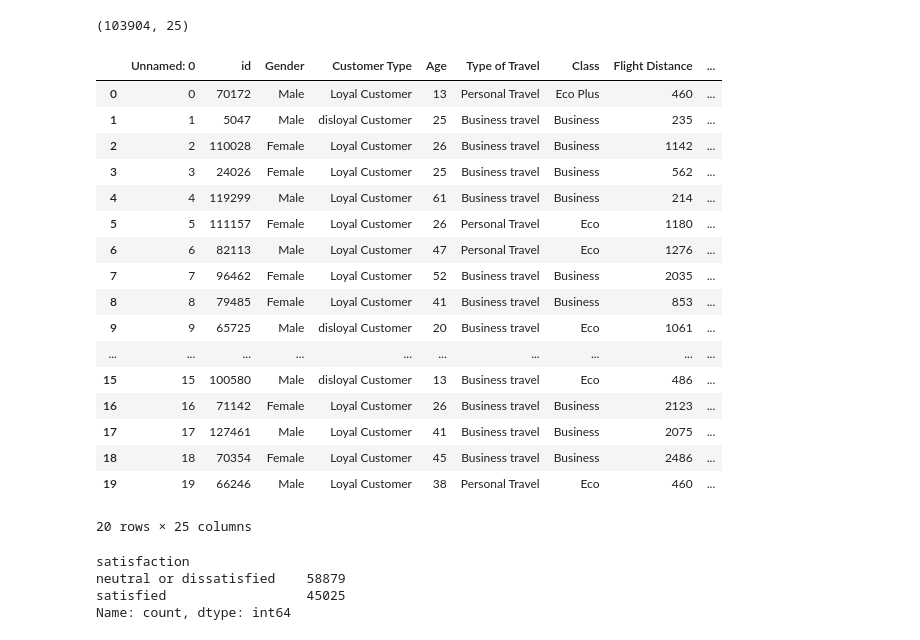
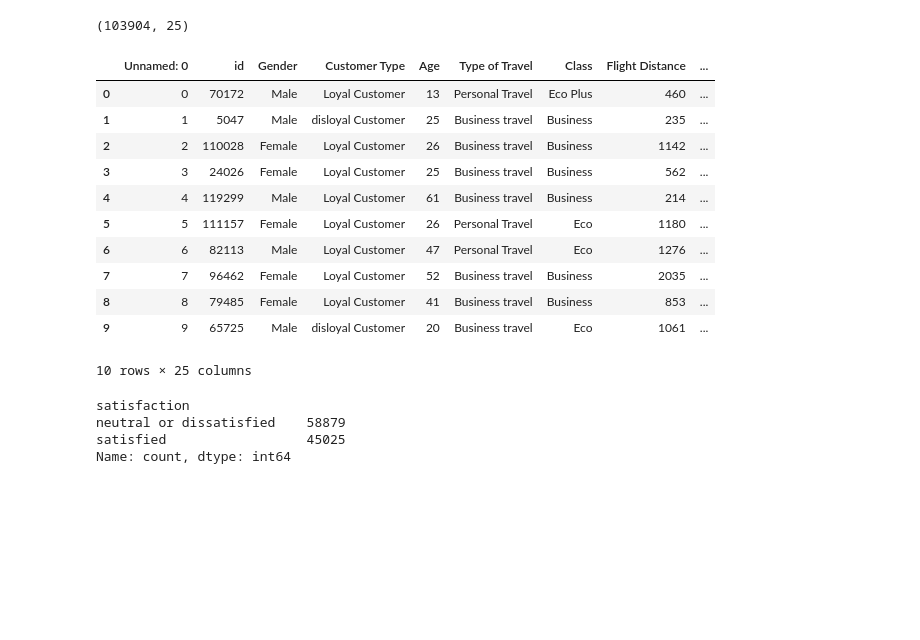
Before and after one commit to HernanRochon664/Proyectos-ML, a Jupyter notebook: Flight-Satisfaction/Airline-Passenger-Satisfaction.ipynb, the cells around one changed output. Saved outputs shown, nothing was run; the diff lists cells and outputs as text; code cells hidden in the pictures; blank space fills up the shorter version.

```diff
--- a/Flight-Satisfaction/Airline-Passenger-Satisfaction.ipynb
+++ b/Flight-Satisfaction/Airline-Passenger-Satisfaction.ipynb
@@ -48,26 +50,20 @@ train_set.shape
 # %% [output]
 (103904, 25)
 # %%
-train_set.head(20)
+train_set.head(10)
 # %% [output]
 |  | Unnamed: 0 | id | Gender | Customer Type | Age | Type of Travel | Class | Flight Distance | ... |
 | 0 | 0 | 70172 | Male | Loyal Customer | 13 | Personal Travel | Eco Plus | 460 | ... |
 | 1 | 1 | 5047 | Male | disloyal Customer | 25 | Business travel | Business | 235 | ... |
 | 2 | 2 | 110028 | Female | Loyal Customer | 26 | Business travel | Business | 1142 | ... |
 | 3 | 3 | 24026 | Female | Loyal Customer | 25 | Business travel | Business | 562 | ... |
 | 4 | 4 | 119299 | Male | Loyal Customer | 61 | Business travel | Business | 214 | ... |
 | 5 | 5 | 111157 | Female | Loyal Customer | 26 | Personal Travel | Eco | 1180 | ... |
 | 6 | 6 | 82113 | Male | Loyal Customer | 47 | Personal Travel | Eco | 1276 | ... |
 | 7 | 7 | 96462 | Female | Loyal Customer | 52 | Business travel | Business | 2035 | ... |
 | 8 | 8 | 79485 | Female | Loyal Customer | 41 | Business travel | Business | 853 | ... |
 | 9 | 9 | 65725 | Male | disloyal Customer | 20 | Business travel | Eco | 1061 | ... |
-| ... | ... | ... | ... | ... | ... | ... | ... | ... | ... |
-| 15 | 15 | 100580 | Male | disloyal Customer | 13 | Business travel | Eco | 486 | ... |
-| 16 | 16 | 71142 | Female | Loyal Customer | 26 | Business travel | Business | 2123 | ... |
-| 17 | 17 | 127461 | Male | Loyal Customer | 41 | Business travel | Business | 2075 | ... |
-| 18 | 18 | 70354 | Female | Loyal Customer | 45 | Business travel | Business | 2486 | ... |
-| 19 | 19 | 66246 | Male | Loyal Customer | 38 | Personal Travel | Eco | 460 | ... |
-20 rows × 25 columns
+10 rows × 25 columns
 # %%
 train_set.drop(['Unnamed: 0', 'id'], axis=1, inplace=True)
 val_set.drop(['Unnamed: 0', 'id'], axis=1, inplace=True)
```
Also changed, not shown: parts of 12 cells of this notebook, 1 other file.
